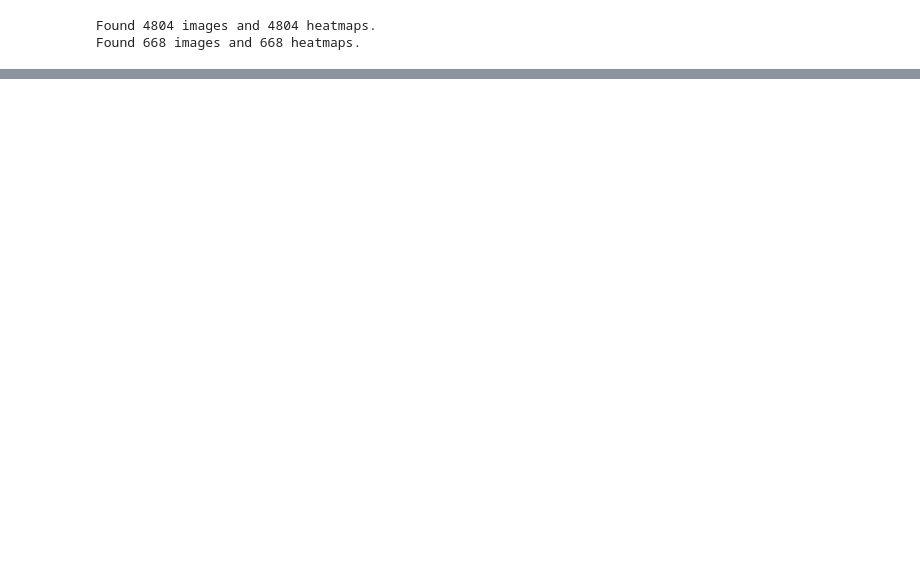
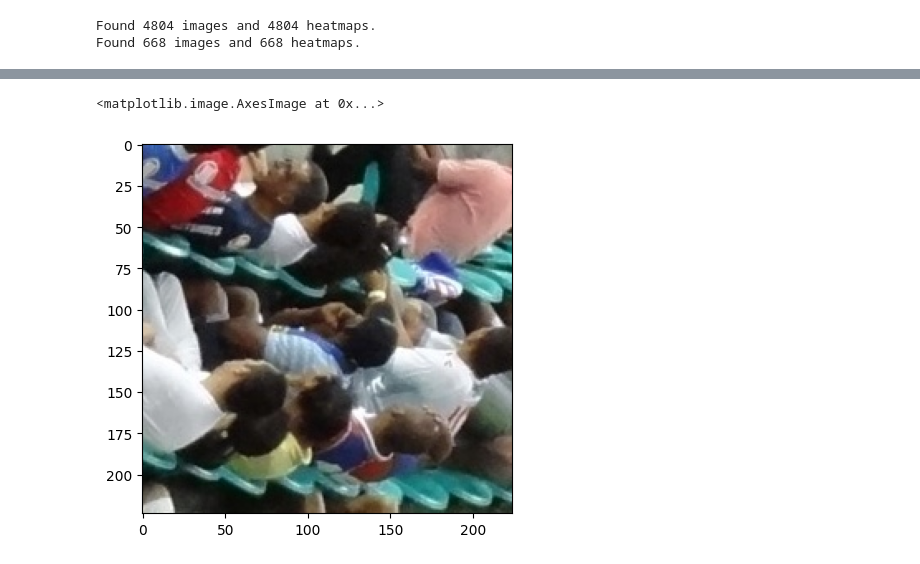
Before and after one commit to ryang5231/EE417-Crowd-Counting, a Jupyter notebook: model.ipynb, the cells around one changed output, grey strips where cells are left out. Drawn from its saved outputs; the diff is of its cells as text; code cells hidden in the pictures; blank space fills up the shorter version.

```diff
--- a/model.ipynb
+++ b/model.ipynb
@@ -190,0 +251,5 @@ trained_model = train_model(model, train_loader, val_loader, num_epochs=25)
+# %%
+plt.imshow(image.squeeze().cpu().numpy().transpose(1, 2, 0))
+# %% [output]
+<matplotlib.image.AxesImage at 0x...>
+[figure, added]
```
Also changed, not shown: parts of 13 cells of this notebook, 1 other file.
